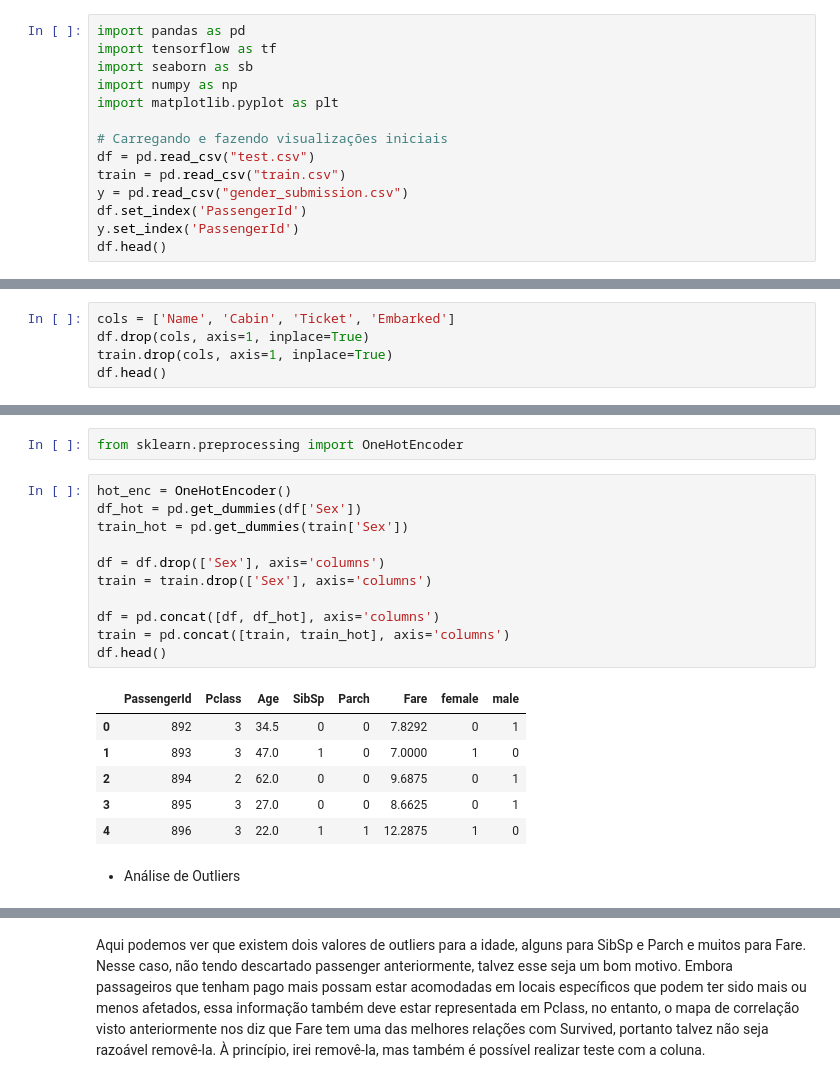
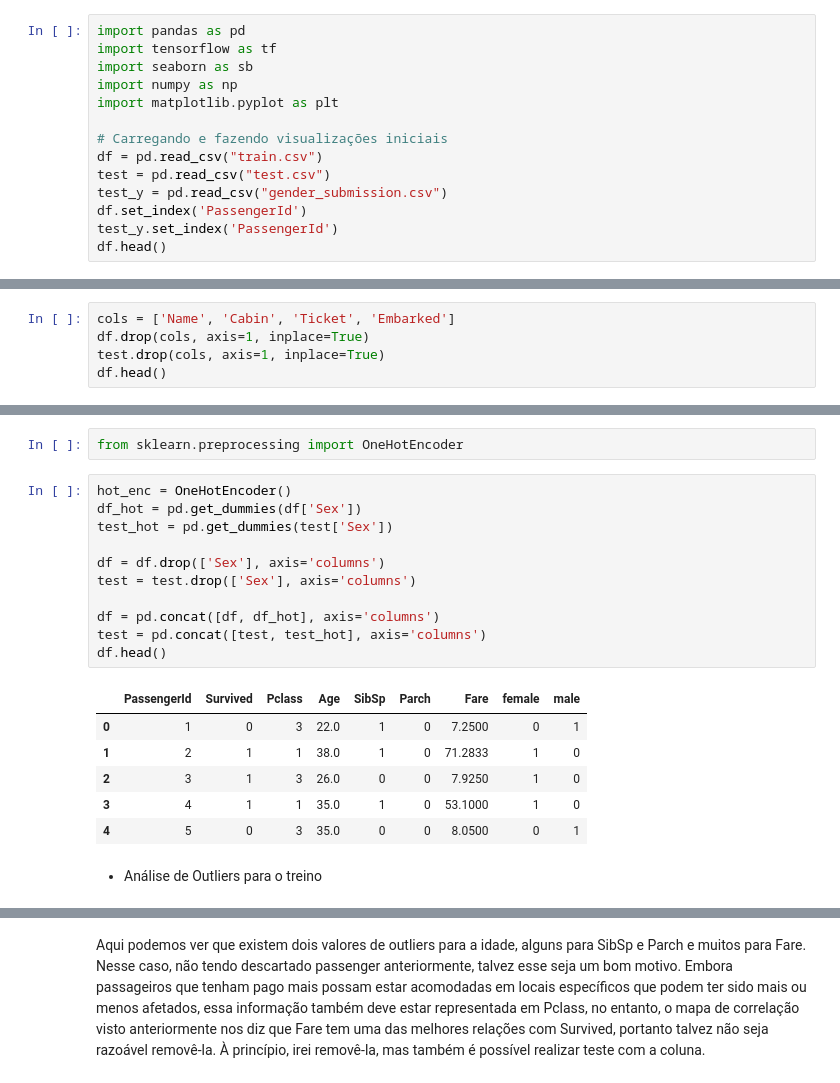
Before and after one commit to RenanFlorencio/Titanic-Model-Training, a Jupyter notebook: training.ipynb, the cells around one changed output, grey strips where cells are left out. Drawn from its saved outputs; the diff is of its cells as text.

```diff
--- a/training.ipynb
+++ b/training.ipynb
@@ -8,10 +8,10 @@ import numpy as np
 import matplotlib.pyplot as plt
 
 # Carregando e fazendo visualizações iniciais
-df = pd.read_csv("test.csv")
-train = pd.read_csv("train.csv")
-y = pd.read_csv("gender_submission.csv")
+df = pd.read_csv("train.csv")
+test = pd.read_csv("test.csv")
+test_y = pd.read_csv("gender_submission.csv")
 df.set_index('PassengerId')
-y.set_index('PassengerId')
+test_y.set_index('PassengerId')
 df.head()
 # %% [output]
@@ -89,6 +99,6 @@ As colunas Ticket, Name e Cabin podem ser removidas por serem inerentemente irre
 # %%
 cols = ['Name', 'Cabin', 'Ticket', 'Embarked']
 df.drop(cols, axis=1, inplace=True)
-train.drop(cols, axis=1, inplace=True)
+test.drop(cols, axis=1, inplace=True)
 df.head()
 # %% [output]
@@ -105,22 +115,22 @@ from sklearn.preprocessing import OneHotEncoder
 # %%
 hot_enc = OneHotEncoder()
 df_hot = pd.get_dummies(df['Sex'])
-train_hot = pd.get_dummies(train['Sex'])
+test_hot = pd.get_dummies(test['Sex'])
 
 df = df.drop(['Sex'], axis='columns')
-train = train.drop(['Sex'], axis='columns')
+test = test.drop(['Sex'], axis='columns')
 
 df = pd.concat([df, df_hot], axis='columns')
-train = pd.concat([train, train_hot], axis='columns')
+test = pd.concat([test, test_hot], axis='columns')
 df.head()
 # %% [output]
-|  | PassengerId | Pclass | Age | SibSp | Parch | Fare | female | male |
-| 0 | 892 | 3 | 34.5 | 0 | 0 | 7.8292 | 0 | 1 |
-| 1 | 893 | 3 | 47.0 | 1 | 0 | 7.0000 | 1 | 0 |
-| 2 | 894 | 2 | 62.0 | 0 | 0 | 9.6875 | 0 | 1 |
-| 3 | 895 | 3 | 27.0 | 0 | 0 | 8.6625 | 0 | 1 |
-| 4 | 896 | 3 | 22.0 | 1 | 1 | 12.2875 | 1 | 0 |
+|  | PassengerId | Survived | Pclass | Age | SibSp | Parch | Fare | female | male |
+| 0 | 1 | 0 | 3 | 22.0 | 1 | 0 | 7.2500 | 0 | 1 |
+| 1 | 2 | 1 | 1 | 38.0 | 1 | 0 | 71.2833 | 1 | 0 |
+| 2 | 3 | 1 | 3 | 26.0 | 0 | 0 | 7.9250 | 1 | 0 |
+| 3 | 4 | 1 | 1 | 35.0 | 1 | 0 | 53.1000 | 1 | 0 |
+| 4 | 5 | 0 | 3 | 35.0 | 0 | 0 | 8.0500 | 0 | 1 |
 # %% [markdown]
-- Análise de Outliers
+- Análise de Outliers para o treino
 # %%
 # Criando dataframe para verificar outliers
```
Also changed, not shown: parts of 25 cells of this notebook.
